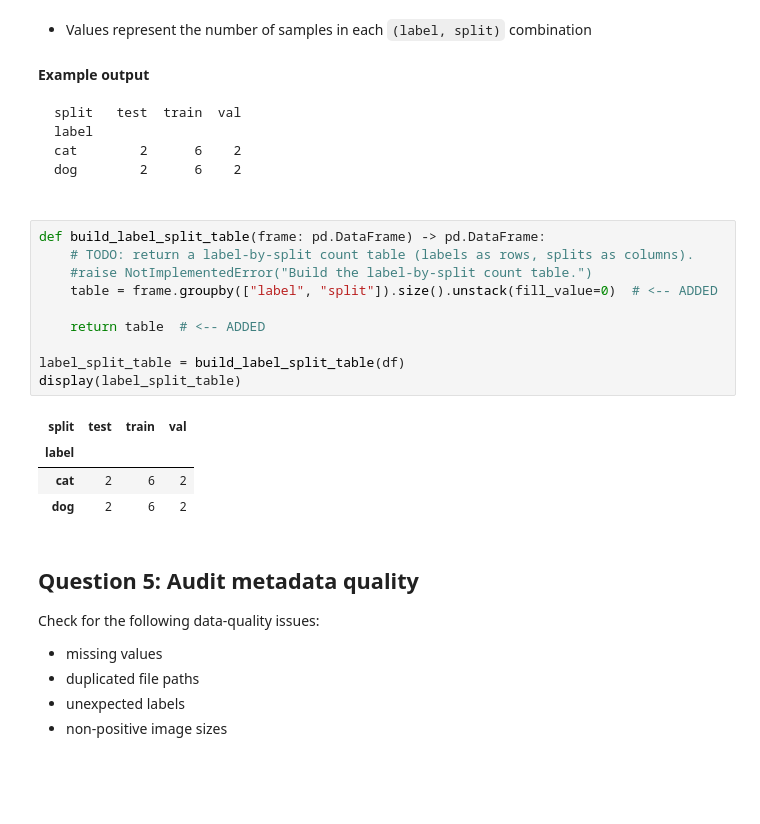
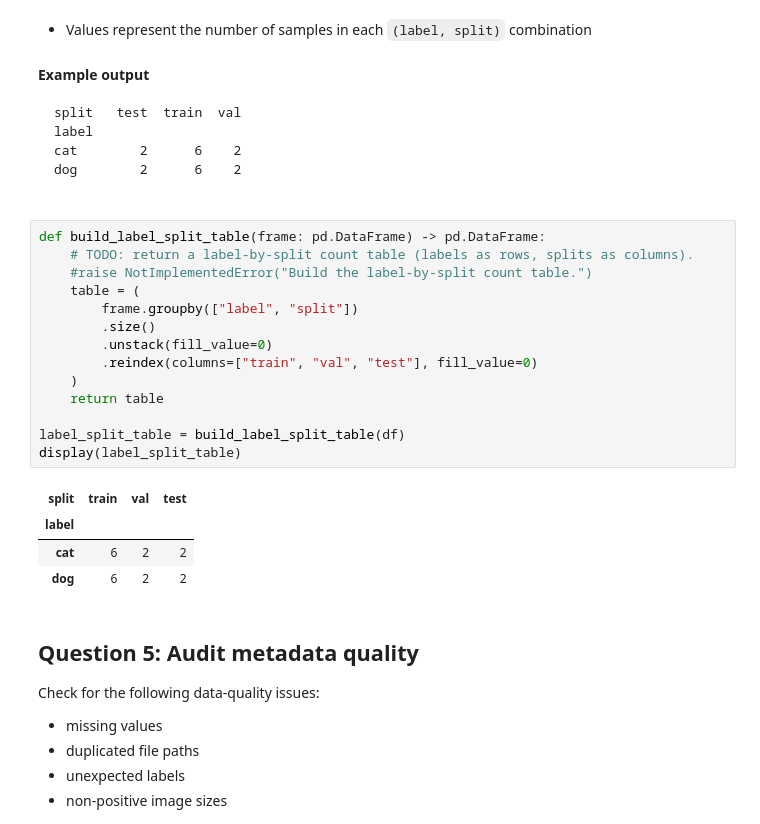
Before and after one commit to vgu-dsai-2026/lab-2-pandas-NhanVH2024, a Jupyter notebook: notebook.ipynb, the cells around one changed output. Saved outputs shown, nothing was run; the diff lists cells and outputs as text; blank space fills up the shorter version.

```diff
--- a/notebook.ipynb
+++ b/notebook.ipynb
@@ -272,18 +272,22 @@ dog        2      6    2
 # %%
 def build_label_split_table(frame: pd.DataFrame) -> pd.DataFrame:
     # TODO: return a label-by-split count table (labels as rows, splits as columns).
     #raise NotImplementedError("Build the label-by-split count table.")
-    table = frame.groupby(["label", "split"]).size().unstack(fill_value=0)  # <-- ADDED
-
-    return table  # <-- ADDED
+    table = (
+        frame.groupby(["label", "split"])
+        .size()
+        .unstack(fill_value=0)
+        .reindex(columns=["train", "val", "test"], fill_value=0)
+    )
+    return table
 
 label_split_table = build_label_split_table(df)
 display(label_split_table)
 # %% [output]
-| split | test | train | val |
+| split | train | val | test |
 | label |  |  |  |
-| cat | 2 | 6 | 2 |
-| dog | 2 | 6 | 2 |
+| cat | 6 | 2 | 2 |
+| dog | 6 | 2 | 2 |
 # %% [markdown]
 ## Question 5: Audit metadata quality
 
```
Also changed, not shown: parts of 4 cells of this notebook.
